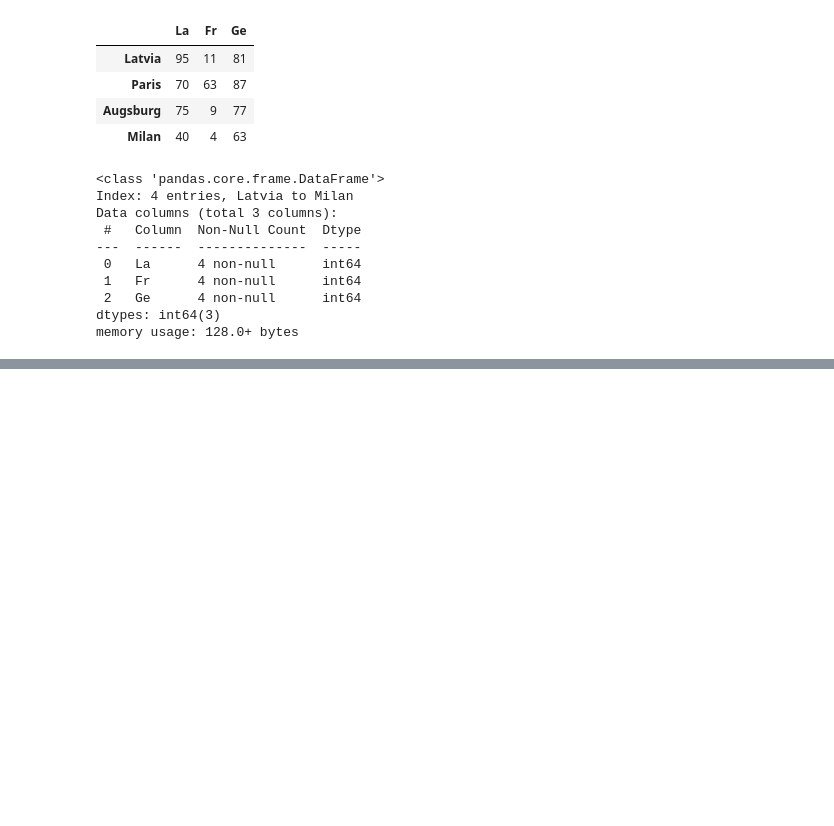
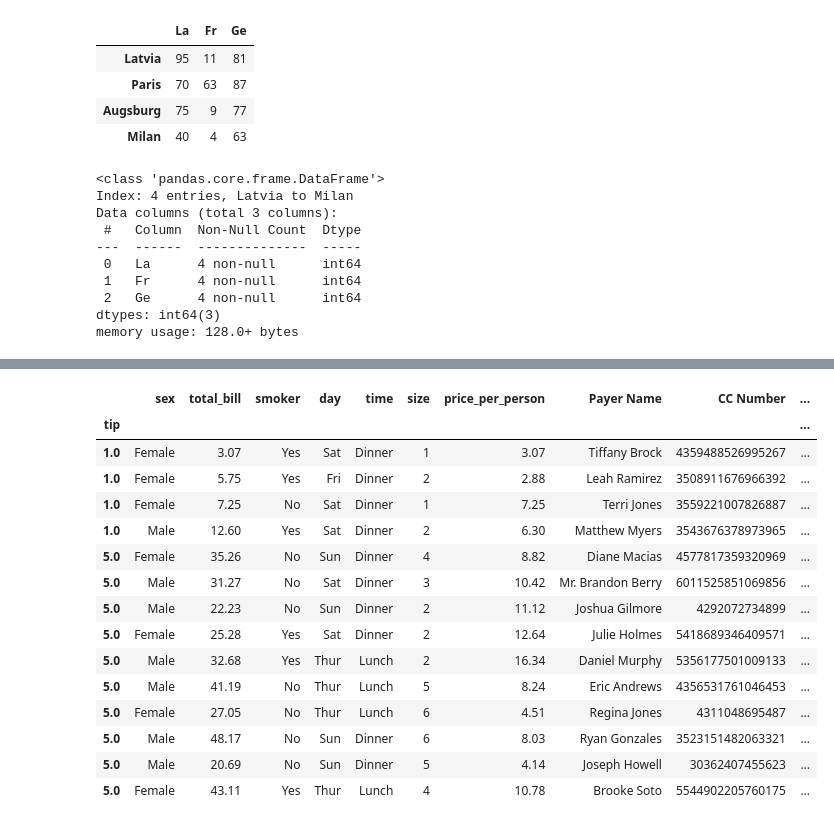
Before and after one commit to ka-53/ML-draft, a Jupyter notebook: pandas/dataframe.ipynb, the cells around one changed output, grey strips where cells are left out. Drawn from its saved outputs; the diff is of its cells as text; code cells hidden in the pictures; blank space fills up the shorter version.

Commit message:
dataframes: lines

```diff
--- a/pandas/dataframe.ipynb
+++ b/pandas/dataframe.ipynb
@@ -38,0 +325,2 @@ memory usage: 128.0+ bytes
+# %%
+df = df.reset_index() # now we saved it
@@ -38,0 +336,2 @@ memory usage: 128.0+ bytes
+# %%
+df = df.set_index('sex') # we add again variables 'sex' to column
@@ -38,0 +381,2 @@ memory usage: 128.0+ bytes
+# %%
+df = df.reset_index('sex')
@@ -38,0 +392,2 @@ memory usage: 128.0+ bytes
+# %%
+df = df.set_index('tip')
@@ -38,0 +449,19 @@ memory usage: 128.0+ bytes
+# %%
+df.loc[[1,5]] # looking for 2 tips 'one' and 'five'
+# %% [output]
+|  | sex | total_bill | smoker | day | time | size | price_per_person | Payer Name | CC Number | ... |
+| tip |  |  |  |  |  |  |  |  |  | ... |
+| 1.0 | Female | 3.07 | Yes | Sat | Dinner | 1 | 3.07 | Tiffany Brock | 4359488526995267 | ... |
+| 1.0 | Female | 5.75 | Yes | Fri | Dinner | 2 | 2.88 | Leah Ramirez | 3508911676966392 | ... |
+| 1.0 | Female | 7.25 | No | Sat | Dinner | 1 | 7.25 | Terri Jones | 3559221007826887 | ... |
+| 1.0 | Male | 12.60 | Yes | Sat | Dinner | 2 | 6.30 | Matthew Myers | 3543676378973965 | ... |
+| 5.0 | Female | 35.26 | No | Sun | Dinner | 4 | 8.82 | Diane Macias | 4577817359320969 | ... |
+| 5.0 | Male | 31.27 | No | Sat | Dinner | 3 | 10.42 | Mr. Brandon Berry | 6011525851069856 | ... |
+| 5.0 | Male | 22.23 | No | Sun | Dinner | 2 | 11.12 | Joshua Gilmore | 4292072734899 | ... |
+| 5.0 | Female | 25.28 | Yes | Sat | Dinner | 2 | 12.64 | Julie Holmes | 5418689346409571 | ... |
+| 5.0 | Male | 32.68 | Yes | Thur | Lunch | 2 | 16.34 | Daniel Murphy | 5356177501009133 | ... |
+| 5.0 | Male | 41.19 | No | Thur | Lunch | 5 | 8.24 | Eric Andrews | 4356531761046453 | ... |
+| 5.0 | Female | 27.05 | No | Thur | Lunch | 6 | 4.51 | Regina Jones | 4311048695487 | ... |
+| 5.0 | Male | 48.17 | No | Sun | Dinner | 6 | 8.03 | Ryan Gonzales | 3523151482063321 | ... |
+| 5.0 | Male | 20.69 | No | Sun | Dinner | 5 | 4.14 | Joseph Howell | 30362407455623 | ... |
+| 5.0 | Female | 43.11 | Yes | Thur | Lunch | 4 | 10.78 | Brooke Soto | 5544902205760175 | ... |
```
Also changed, not shown: parts of 52 cells of this notebook, 1 other file.
